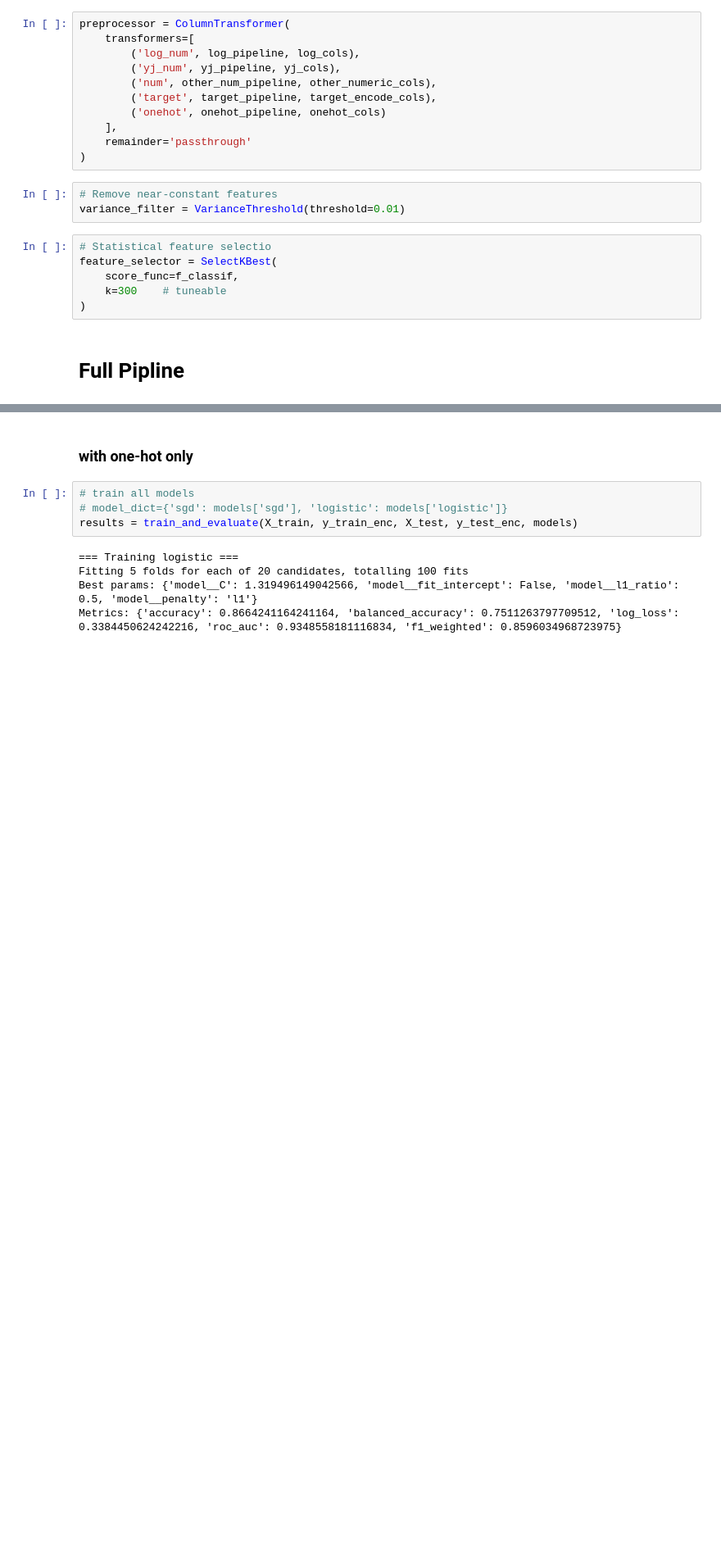
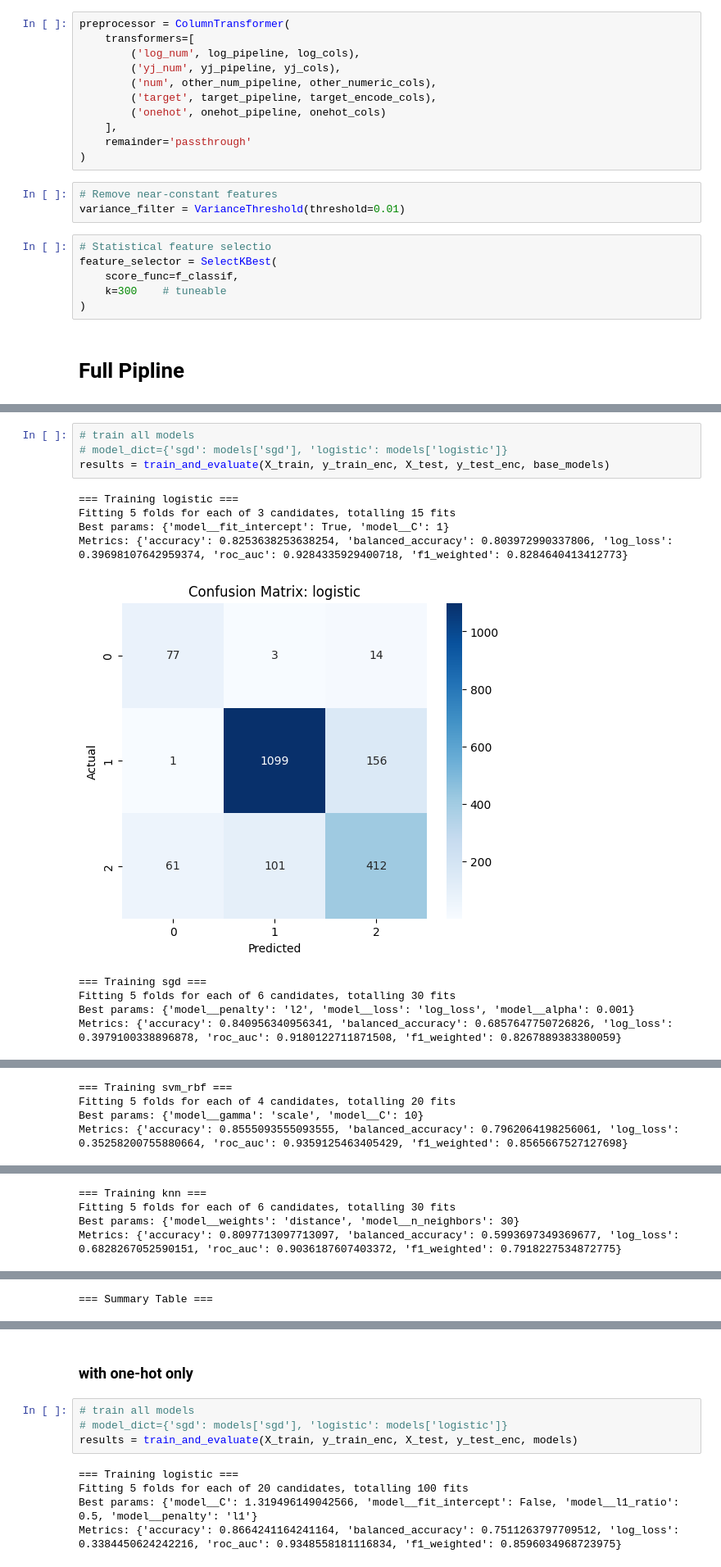
Before and after one commit to ismailSadouki/asri-homework, a Jupyter notebook: notebooks/linear_models.ipynb, the cells around one changed output, grey strips where cells are left out. Shown at 82% size. Cells and saved outputs as stored; diff of their text form; blank space fills up the shorter version.

```diff
--- a/notebooks/linear_models.ipynb
+++ b/notebooks/linear_models.ipynb
@@ -639,0 +684,14 @@ Metrics: {'accuracy': 0.8768191268191268, 'balanced_accuracy': 0.751134131624746
+# %%
+# train all models
+# model_dict={'sgd': models['sgd'], 'logistic': models['logistic']}
+results = train_and_evaluate(X_train, y_train_enc, X_test, y_test_enc, base_models)
+# %% [output]
+=== Training logistic ===
+Fitting 5 folds for each of 3 candidates, totalling 15 fits
+Best params: {'model__fit_intercept': True, 'model__C': 1}
+Metrics: {'accuracy': 0.8253638253638254, 'balanced_accuracy': 0.803972990337806, 'log_loss': 0.39698107642959374, 'roc_auc': 0.9284335929400718, 'f1_weighted': 0.8284640413412773}
+[figure, added]
+=== Training sgd ===
+Fitting 5 folds for each of 6 candidates, totalling 30 fits
+Best params: {'model__penalty': 'l2', 'model__loss': 'log_loss', 'model__alpha': 0.001}
+Metrics: {'accuracy': 0.840956340956341, 'balanced_accuracy': 0.6857647750726826, 'log_loss': 0.3979100338896878, 'roc_auc': 0.9180122711871508, 'f1_weighted': 0.8267889383380059}
@@ -639,0 +699,4 @@ Metrics: {'accuracy': 0.8768191268191268, 'balanced_accuracy': 0.751134131624746
+=== Training svm_rbf ===
+Fitting 5 folds for each of 4 candidates, totalling 20 fits
+Best params: {'model__gamma': 'scale', 'model__C': 10}
+Metrics: {'accuracy': 0.8555093555093555, 'balanced_accuracy': 0.7962064198256061, 'log_loss': 0.35258200755880664, 'roc_auc': 0.9359125463405429, 'f1_weighted': 0.8565667527127698}
@@ -639,0 +704,4 @@ Metrics: {'accuracy': 0.8768191268191268, 'balanced_accuracy': 0.751134131624746
+=== Training knn ===
+Fitting 5 folds for each of 6 candidates, totalling 30 fits
+Best params: {'model__weights': 'distance', 'model__n_neighbors': 30}
+Metrics: {'accuracy': 0.8097713097713097, 'balanced_accuracy': 0.5993697349369677, 'log_loss': 0.6828267052590151, 'roc_auc': 0.9036187607403372, 'f1_weighted': 0.7918227534872775}
@@ -639,0 +709 @@ Metrics: {'accuracy': 0.8768191268191268, 'balanced_accuracy': 0.751134131624746
+=== Summary Table ===
```
Also changed, not shown: parts of 9 cells of this notebook, 4 other files.
